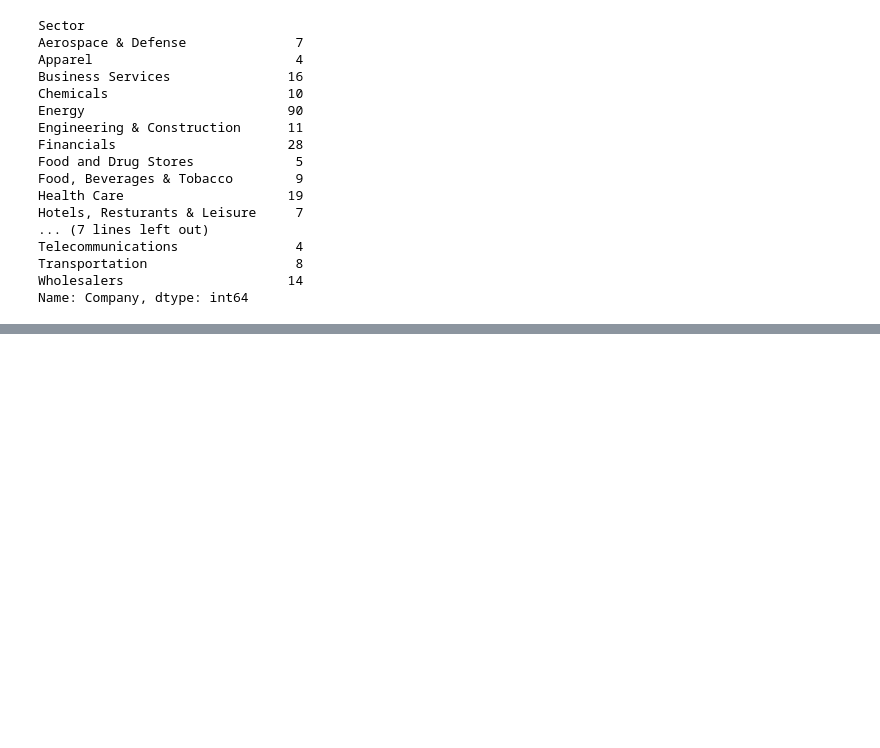
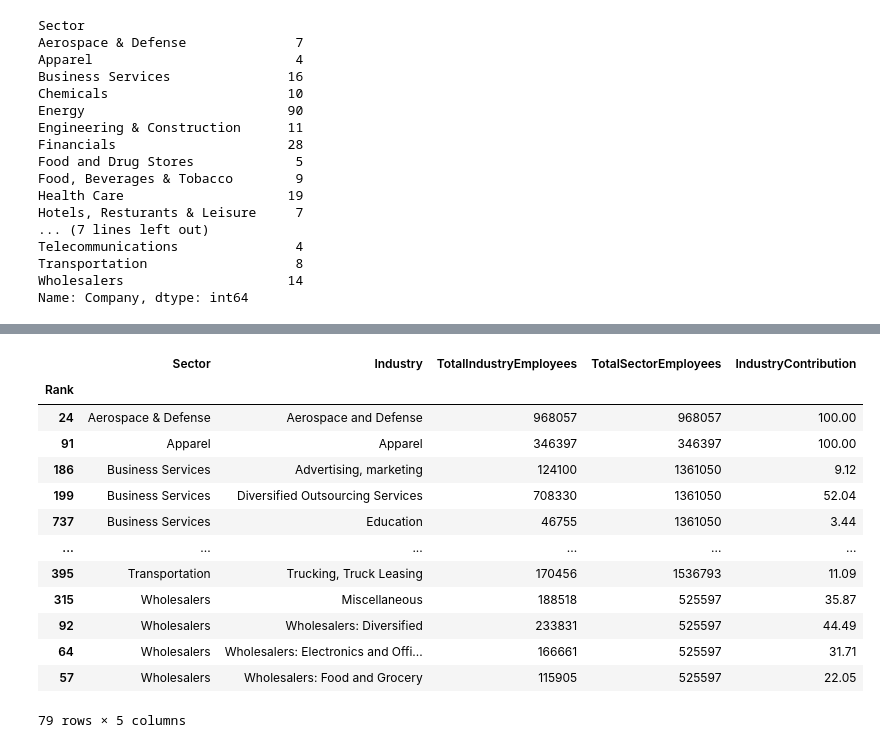
Before and after one commit to Lucas01iveira/Data-Engineering, a Jupyter notebook: Data Analysis with Pandas and Python/materials/pandas/Incomplete/09 - The GroupBy Object.ipynb, the cells around one changed output, grey strips where cells are left out. Saved outputs shown, nothing was run; the diff lists cells and outputs as text; code cells hidden in the pictures; blank space fills up the shorter version.

```diff
--- a/Data Analysis with Pandas and Python/materials/pandas/Incomplete/09 - The GroupBy Object.ipynb
+++ b/Data Analysis with Pandas and Python/materials/pandas/Incomplete/09 - The GroupBy Object.ipynb
@@ -644,0 +701,17 @@ Name: Company, dtype: int64
+# %%
+#13) Find the industry in each sector with the highest average revenue per employee. Display the sector, industry, and the average value.
+
+# solution 1)
+fortune.groupby(["Sector", "Industry"])\
+    .apply(lambda x: (x["Revenue"] / x["Employees"]).mean())\
+    .reset_index(name="Avg Revenue Per Employee")\
+    .sort_values(by=["Sector", "Avg Revenue Per Employee"], ascending=[True, False])\
+    .drop_duplicates(subset=["Sector"])
+
+# solution 2)
+fortune['RevenuePerEmployee']= fortune['Revenue']/fortune['Employees']
+fortune.groupby(['Sector','Industry'])['RevenuePerEmployee'].mean()
+
+aux_df= pd.DataFrame(fortune.groupby(['Sector','Industry'])['RevenuePerEmployee'].mean())
+aux_df.reset_index(inplace= True)
+aux_df.loc[aux_df.groupby('Sector')['RevenuePerEmployee'].idxmax()]
@@ -644,0 +736,8 @@ Name: Company, dtype: int64
+# %%
+#14) Identify the company with the highest profit-to-revenue ratio in each sector and display the company name, sector, and the ratio.
+
+fortune['ProfitsToRevenue']= fortune['Profits']/fortune['Revenue']
+fortune.loc[
+    fortune.groupby('Sector')['ProfitsToRevenue'].idxmax(),
+    ['Company', 'Sector', 'ProfitsToRevenue']
+]
@@ -644,0 +763,34 @@ Name: Company, dtype: int64
+# %%
+#15) For each industry, calculate the percentage of total employees in its sector contributed by that industry.
+
+# solution 1)
+sector_total_employees = fortune.groupby("Sector")["Employees"].sum()
+
+fortune.groupby(["Sector", "Industry"])["Employees"].sum()\
+.div(sector_total_employees, level="Sector")\
+.mul(100)
+
+# solution 2)
+total_employees_by_sector= fortune.groupby('Sector')['Employees'].sum()
+total_employees_by_industry= fortune.groupby('Industry')['Employees'].sum()
+
+fortune['TotalIndustryEmployees']= fortune.apply(lambda row: total_employees_by_industry.loc[row['Industry']], axis= 'columns')
+fortune['TotalSectorEmployees']= fortune.apply(lambda row: total_employees_by_sector.loc[row['Sector']], axis= 'columns')
+fortune['IndustryContribution']= round( (fortune['TotalIndustryEmployees']/fortune['TotalSectorEmployees'])*100,2)
+
+fortune[['Sector', 'Industry', 'TotalIndustryEmployees', 'TotalSectorEmployees', 'IndustryContribution']].sort_values(by= ['Sector', 'Industry']).drop_duplicates()
+# %% [output]
+|  | Sector | Industry | TotalIndustryEmployees | TotalSectorEmployees | IndustryContribution |
+| Rank |  |  |  |  |  |
+| 24 | Aerospace & Defense | Aerospace and Defense | 968057 | 968057 | 100.00 |
+| 91 | Apparel | Apparel | 346397 | 346397 | 100.00 |
+| 186 | Business Services | Advertising, marketing | 124100 | 1361050 | 9.12 |
+| 199 | Business Services | Diversified Outsourcing Services | 708330 | 1361050 | 52.04 |
+| 737 | Business Services | Education | 46755 | 1361050 | 3.44 |
+| ... | ... | ... | ... | ... | ... |
+| 395 | Transportation | Trucking, Truck Leasing | 170456 | 1536793 | 11.09 |
+| 315 | Wholesalers | Miscellaneous | 188518 | 525597 | 35.87 |
+| 92 | Wholesalers | Wholesalers: Diversified | 233831 | 525597 | 44.49 |
+| 64 | Wholesalers | Wholesalers: Electronics and Offi... | 166661 | 525597 | 31.71 |
+| 57 | Wholesalers | Wholesalers: Food and Grocery | 115905 | 525597 | 22.05 |
+79 rows × 5 columns
```
Also changed, not shown: parts of 6 cells of this notebook.
